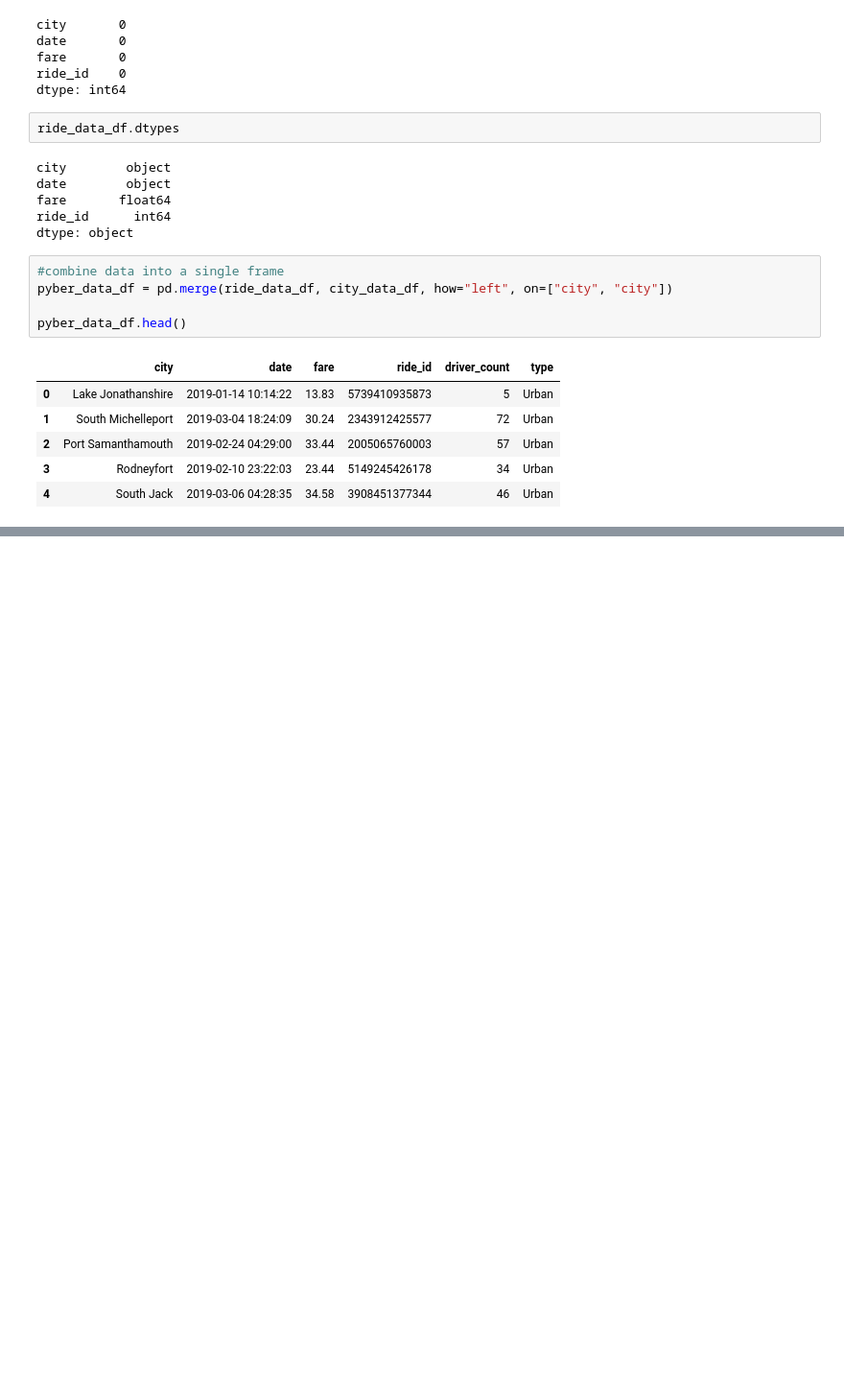
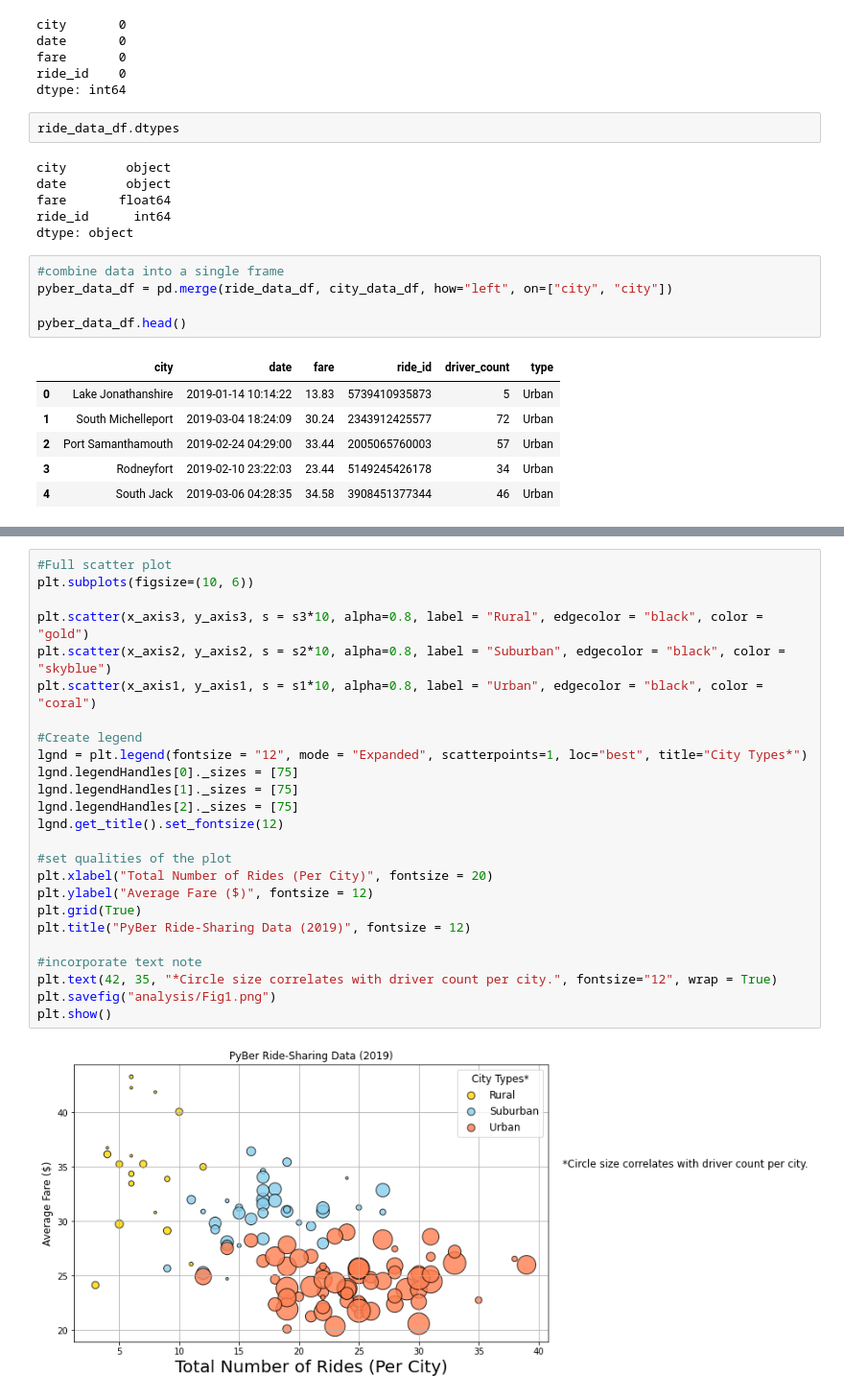
Before and after one commit to Kaedaxe/PyBer_Analysis, a Jupyter notebook: PyBer.ipynb, the cells around one changed output, grey strips where cells are left out. Shown at 96% size. Drawn from its saved outputs; the diff is of its cells as text; blank space fills up the shorter version.

```diff
--- a/PyBer.ipynb
+++ b/PyBer.ipynb
@@ -113,0 +199,27 @@ pyber_data_df.head()
+# %%
+#Full scatter plot
+plt.subplots(figsize=(10, 6))
+
+plt.scatter(x_axis3, y_axis3, s = s3*10, alpha=0.8, label = "Rural", edgecolor = "black", color = "gold")
+plt.scatter(x_axis2, y_axis2, s = s2*10, alpha=0.8, label = "Suburban", edgecolor = "black", color = "skyblue")
+plt.scatter(x_axis1, y_axis1, s = s1*10, alpha=0.8, label = "Urban", edgecolor = "black", color = "coral")
+
+#Create legend
+lgnd = plt.legend(fontsize = "12", mode = "Expanded", scatterpoints=1, loc="best", title="City Types*")
+lgnd.legendHandles[0]._sizes = [75]
+lgnd.legendHandles[1]._sizes = [75]
+lgnd.legendHandles[2]._sizes = [75]
+lgnd.get_title().set_fontsize(12)
+
+#set qualities of the plot
+plt.xlabel("Total Number of Rides (Per City)", fontsize = 20)
+plt.ylabel("Average Fare ($)", fontsize = 12)
+plt.grid(True)
+plt.title("PyBer Ride-Sharing Data (2019)", fontsize = 12)
+
+#incorporate text note
+plt.text(42, 35, "*Circle size correlates with driver count per city.", fontsize="12", wrap = True)
+plt.savefig("analysis/Fig1.png")
+plt.show()
+# %% [output]
+[figure, added]
```
Also changed, not shown: parts of 7 cells of this notebook, 3 other files.
